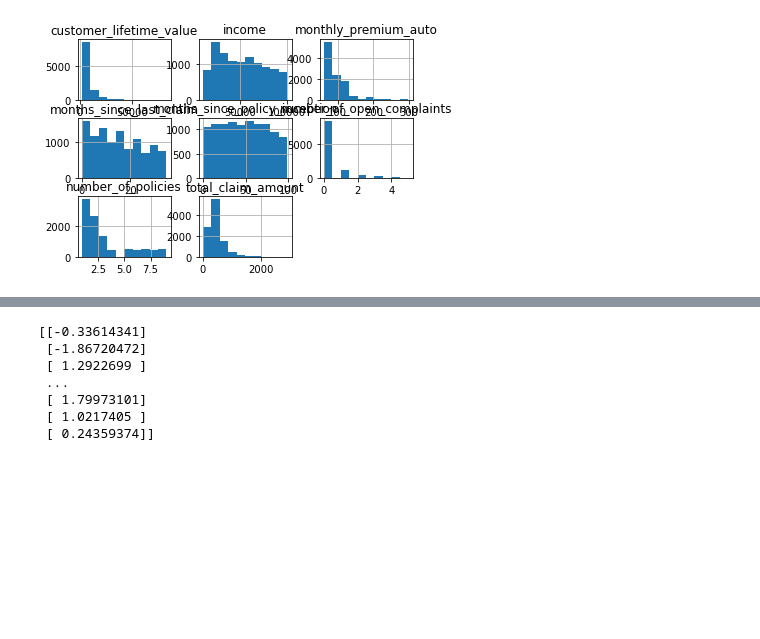
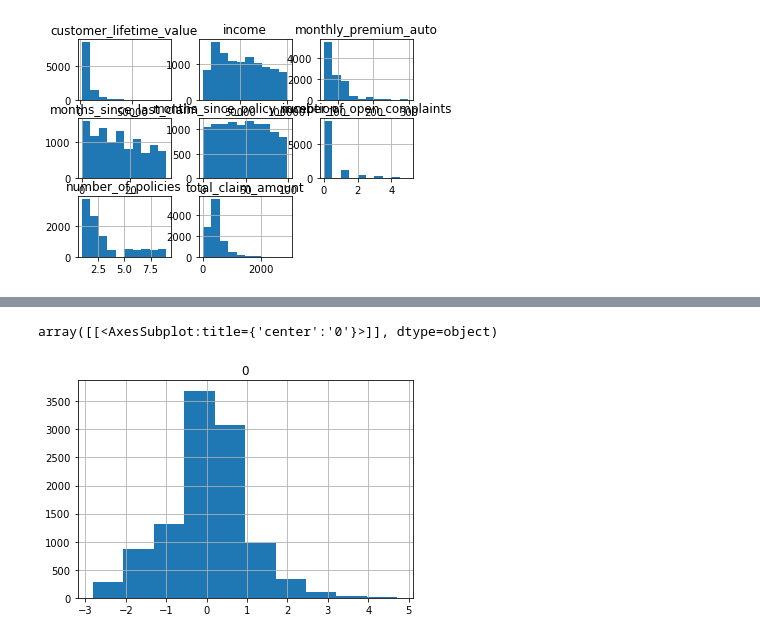
Before and after one commit to wesssp/IH_RH_DA_FT_OCT_2022, a Jupyter notebook: Class_Materials/Case_Studies/Customer_Analysis_Case_Study/Data/Activities_Transformation.ipynb, the cells around one changed output, grey strips where cells are left out. Drawn from its saved outputs; the diff is of its cells as text; code cells hidden in the pictures; blank space fills up the shorter version.

```diff
--- a/Class_Materials/Case_Studies/Customer_Analysis_Case_Study/Data/Activities_Transformation.ipynb
+++ b/Class_Materials/Case_Studies/Customer_Analysis_Case_Study/Data/Activities_Transformation.ipynb
@@ -144,15 +149,12 @@ print(ltv)
 # %%
 stscl = StandardScaler()
-mpa = numericals["monthly_premium_auto"]
+mpa = numericals["total_claim_amount"]
 mpa_array = mpa.to_numpy()
-mpa_array= np.reshape(ltv_array,(-1, 1))
+mpa_array= np.reshape(mpa_array,(-1, 1))
 mpa = pwr.fit_transform(mpa_array)
-print(mpa)
+numericals["total_claim_amount"] = mpa
+numericals
+pd.DataFrame(mpa).hist()
 # %% [output]
-[[-0.33614341]
- [-1.86720472]
- [ 1.2922699 ]
- ...
- [ 1.79973101]
- [ 1.0217405 ]
- [ 0.24359374]]
+array([[<AxesSubplot:title={'center':'0'}>]], dtype=object)
+[figure, added]
```
Also changed, not shown: parts of 3 cells of this notebook.
